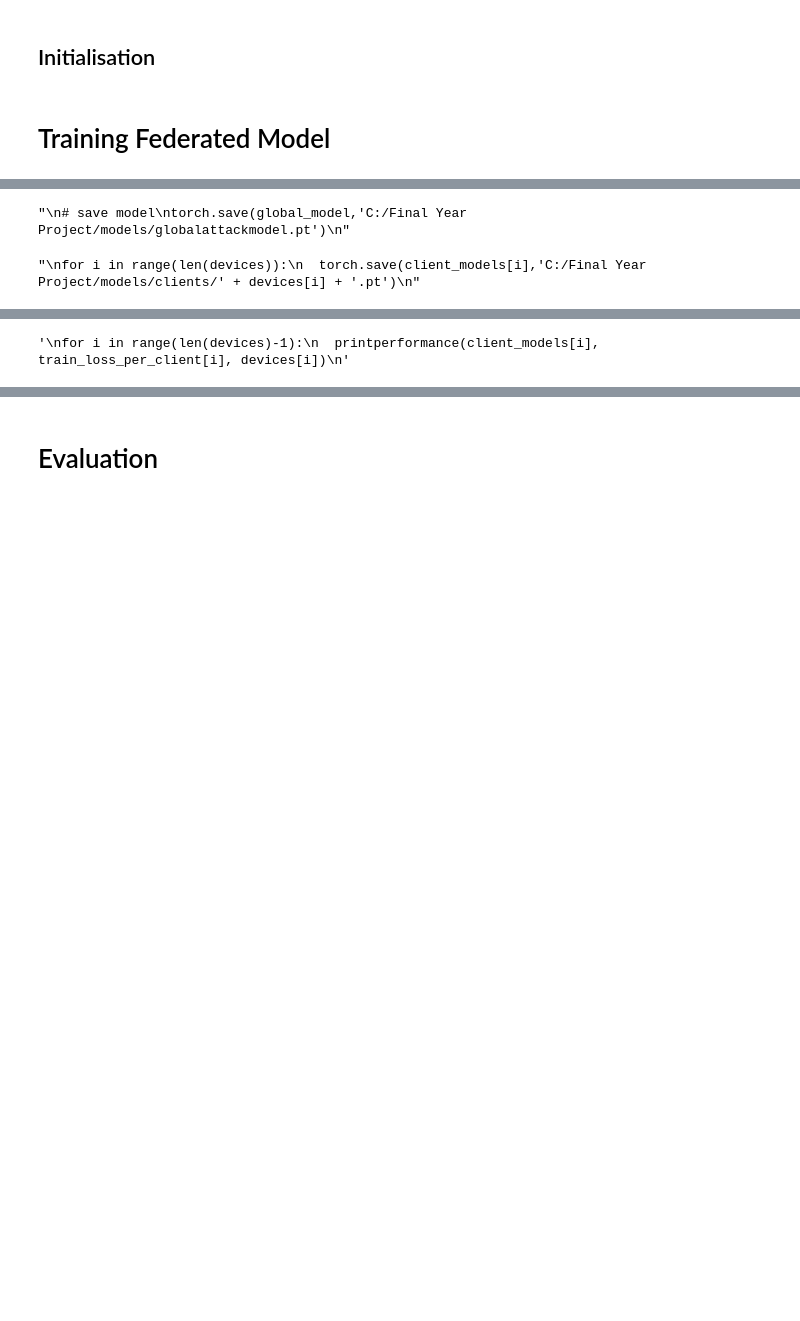
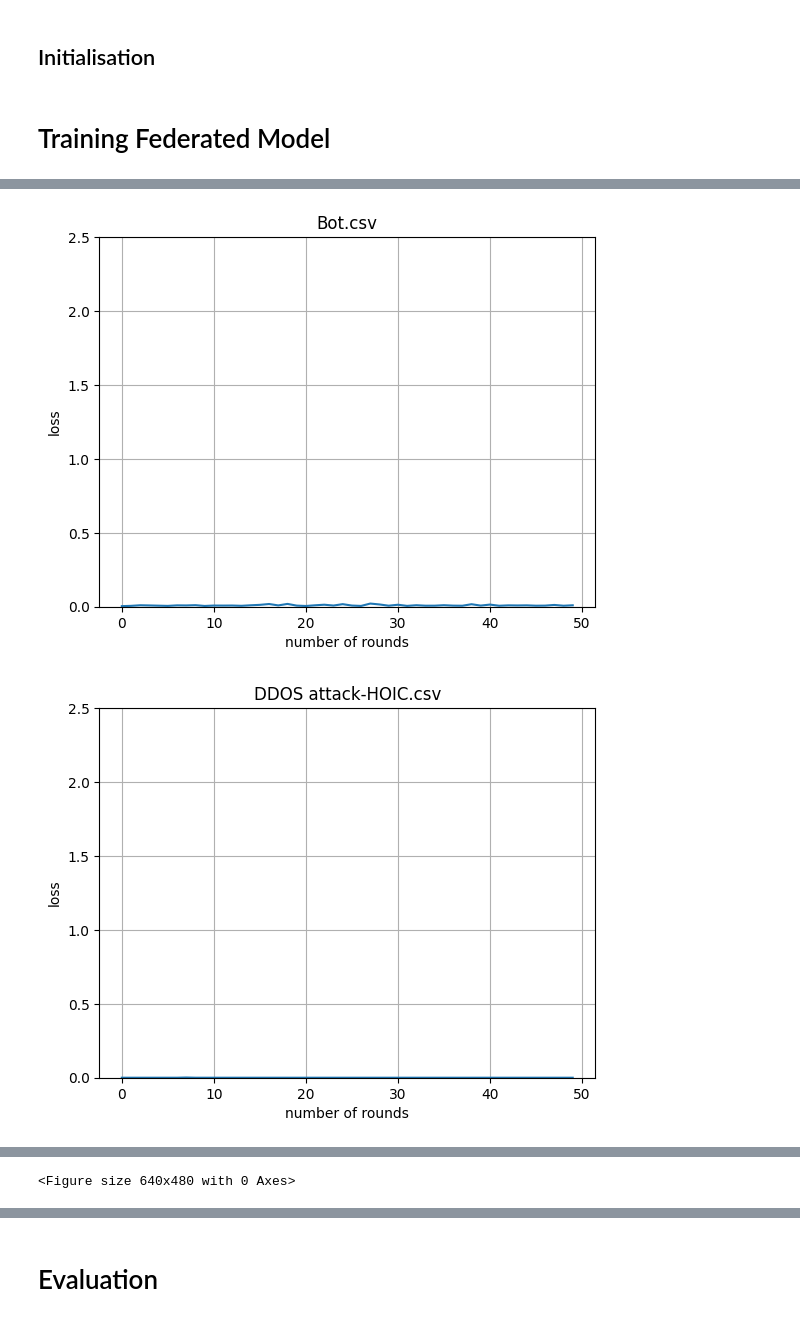
Before and after one commit to 4k5h1t/FYP, a Jupyter notebook: Separate_Attack_Training_FL_mixed-global.ipynb, the cells around one changed output, grey strips where cells are left out. Drawn from its saved outputs; the diff is of its cells as text; code cells hidden in the pictures; blank space fills up the shorter version.

```diff
--- a/Separate_Attack_Training_FL_mixed-global.ipynb
+++ b/Separate_Attack_Training_FL_mixed-global.ipynb
@@ -64,8 +67,7 @@ print(bendata.shape)
 for i in attackdata:
   for j in ['Flow ID', 'Src IP', 'Src Port', 'Dst IP']:
     if j in attackdata[i].columns:
-      print(i + " : " + j)
-#attackdata[i].drop(['Flow ID', 'Src IP', 'Src Port', 'Dst IP'], axis=1, inplace=True)
+      attackdata[i].drop([j], axis=1, inplace=True)
 # %%
 for i in ['Unnamed: 0','Flow ID', 'Src IP', 'Src Port', 'Dst IP', 'Dst Port', 'Timestamp', 'Flow Byts/s', 'Flow Pkts/s']:
     if i in bendata.columns:
@@ -585,15 +638,7 @@ for i in range(len(train_loss_per_client)):
 # %%
-'''
 # save model
 torch.save(global_model,'C:/Final Year Project/models/globalattackmodel.pt')
-'''
-# %% [output]
-"\n# save model\ntorch.save(global_model,'C:/Final Year Project/models/globalattackmodel.pt')\n"
 # %%
-'''
 for i in range(len(devices)):
   torch.save(client_models[i],'C:/Final Year Project/models/clients/' + devices[i] + '.pt')
-'''
-# %% [output]
-"\nfor i in range(len(devices)):\n  torch.save(client_models[i],'C:/Final Year Project/models/clients/' + devices[i] + '.pt')\n"
 # %%
@@ -608,6 +657,6 @@ def printperformance(model, losses, modelname):
 # %%
-'''
 for i in range(len(devices)-1):
-  printperformance(client_models[i], train_loss_per_client[i], devices[i])
-'''
+  printperformance(train_loss_per_client[i], devices[i])
 # %% [output]
+[figure, added]
+[figure, added]
@@ -614,2 +669,2 @@ for i in range(len(devices)-1):
-'\nfor i in range(len(devices)-1):\n  printperformance(client_models[i], train_loss_per_client[i], devices[i])\n'
+<Figure size 640x480 with 0 Axes>
 # %%
```
Also changed, not shown: parts of 17 cells of this notebook, 20 other files.
